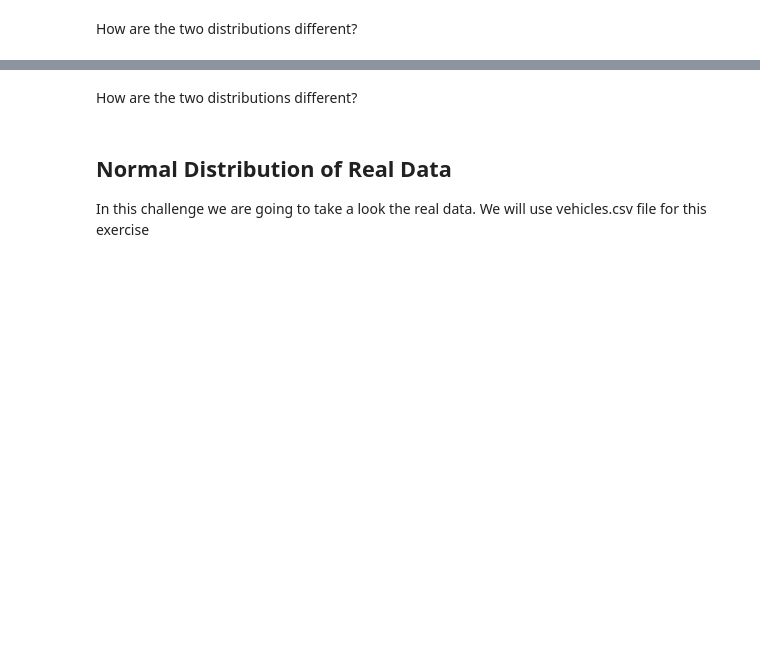
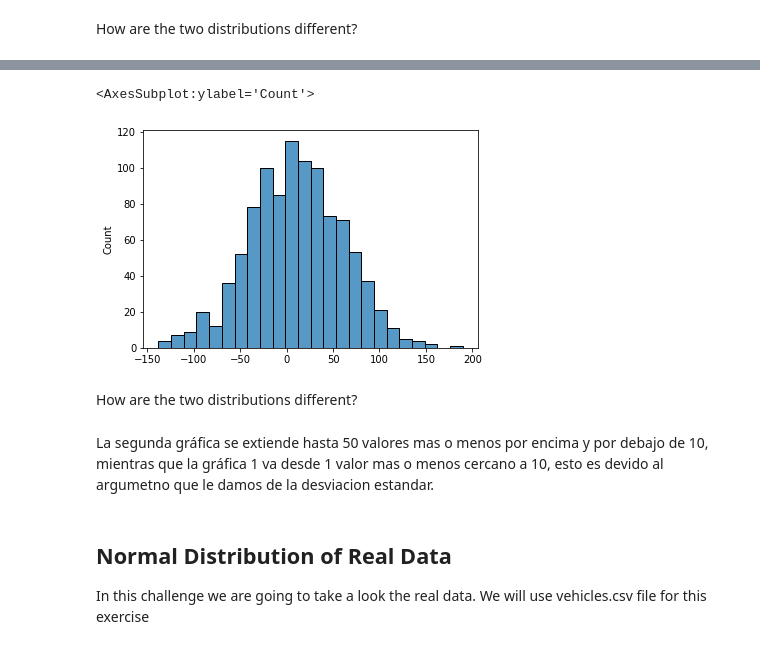
Before and after one commit to Ironhack-Data-Madrid-Marzo-2021/lab-continuous-probability-distribution, a Jupyter notebook: your-code/main.ipynb, the cells around one changed output, grey strips where cells are left out. Saved outputs shown, nothing was run; the diff lists cells and outputs as text; code cells hidden in the pictures; blank space fills up the shorter version.

```diff
--- a/your-code/main.ipynb
+++ b/your-code/main.ipynb
@@ -79,2 +99,7 @@ Expected output:
+# %%
+sns.histplot(x = random_norm(1_000,10,50), palette="Blues")
+# %% [output]
+<AxesSubplot:ylabel='Count'>
+[figure, added]
 # %% [markdown]
 How are the two distributions different?
@@ -83,3 +106,5 @@ How are the two distributions different?
+# %% [markdown]
+La segunda gráfica se extiende hasta 50 valores mas o menos por encima y por debajo de 10, mientras que la gráfica 1 va desde 1 valor mas o menos cercano a 10, esto es devido al argumetno que le damos de la desviacion estandar.
 # %% [markdown]
 ## Normal Distribution of Real Data
 
```
Also changed, not shown: parts of 27 cells of this notebook.
